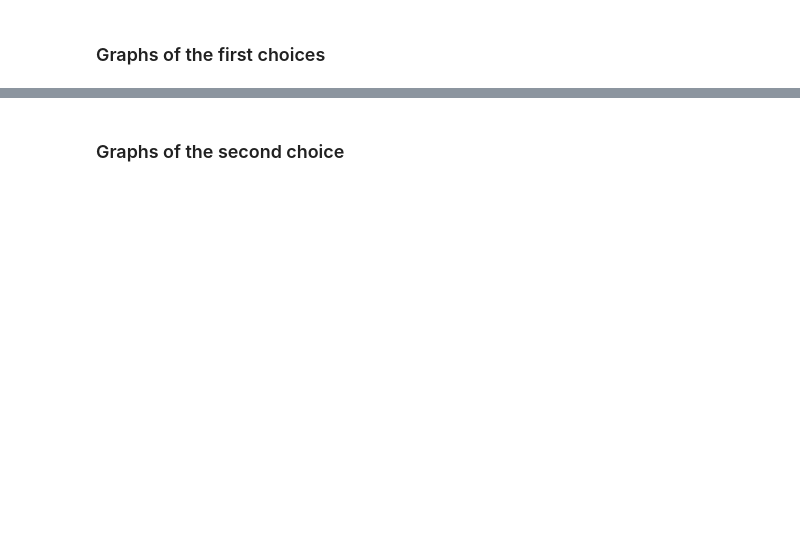
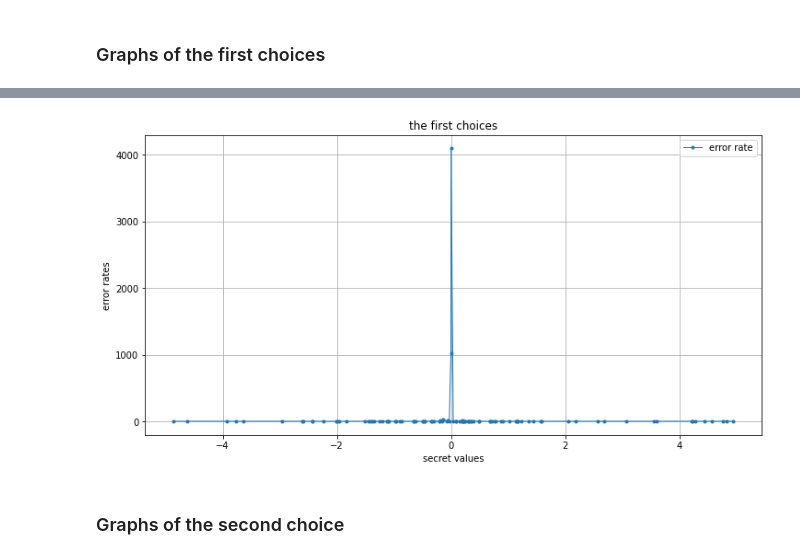
Before and after one commit to mu-triv/DPACv4, a Jupyter notebook: hwp.ipynb, the cells around one changed output, grey strips where cells are left out. Drawn from its saved outputs; the diff is of its cells as text; code cells hidden in the pictures; blank space fills up the shorter version.

```diff
--- a/hwp.ipynb
+++ b/hwp.ipynb
@@ -135,13 +186,13 @@ ax.grid(True)
 # %%
-first_choice_results = multiple_results.groupby(SECRET_VALUE).first()
-guess_values = ((first_choice_results[LOW_VALUE] + first_choice_results[HIGH_VALUE]) / 2.0).sort_index()
 error_rate = ((guess_values - guess_values.index)/guess_values.index).abs()
 ax = error_rate.plot(figsize = (12, 6), label='error rate', marker='.', linewidth=1)
 ax.legend()
 ax.set_xlabel('secret values')
 ax.set_ylabel('error rates')
 ax.set_title('the first choices')
 ax.grid(True)
+# %% [output]
+[figure, added]
 # %% [markdown]
 ### Graphs of the second choice
 # %%
```
Also changed, not shown: parts of 15 cells of this notebook.
